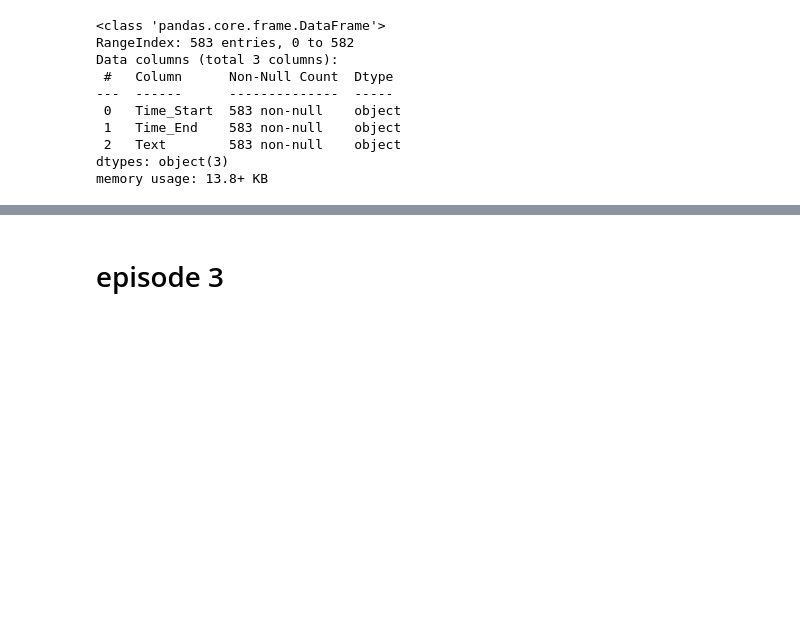
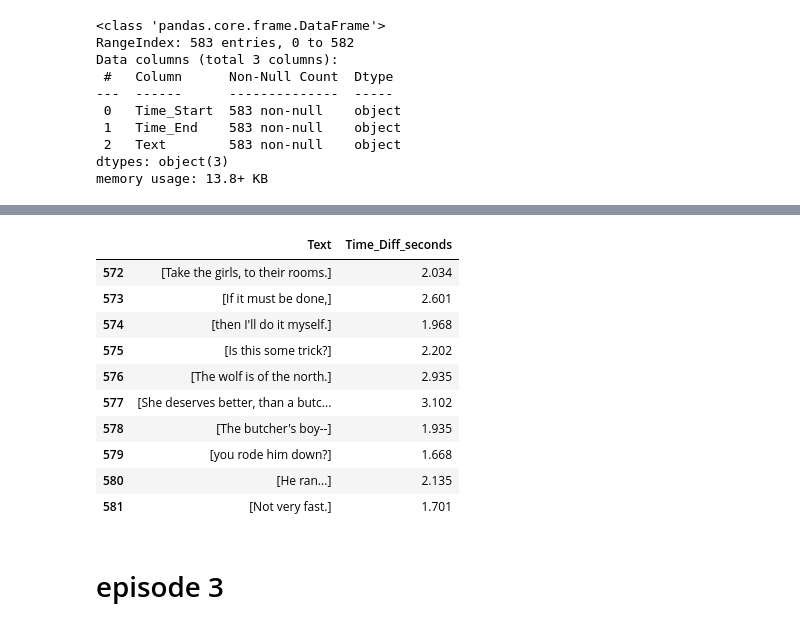
Before and after one commit to trong-shen/Game-of-Throne-Project, a Jupyter notebook: S1+S2subtitles.ipynb, the cells around one changed output, grey strips where cells are left out. Saved outputs shown, nothing was run; the diff lists cells and outputs as text; code cells hidden in the pictures; blank space fills up the shorter version.

```diff
--- a/S1+S2subtitles.ipynb
+++ b/S1+S2subtitles.ipynb
@@ -138,4 +172,20 @@ GOTep2.tail(5)
 GOTep2.drop(index=582, inplace=True)
+# %%
+GOTep2_clean = GOTep2[['Text', 'Time_Diff_seconds',]].copy()
+# %%
+GOTep2_clean.tail(10)
+# %% [output]
+|  | Text | Time_Diff_seconds |
+| 572 | [Take the girls, to their rooms.] | 2.034 |
+| 573 | [If it must be done,] | 2.601 |
+| 574 | [then I'll do it myself.] | 1.968 |
+| 575 | [Is this some trick?] | 2.202 |
+| 576 | [The wolf is of the north.] | 2.935 |
+| 577 | [She deserves better, than a butc... | 3.102 |
+| 578 | [The butcher's boy--] | 1.935 |
+| 579 | [you rode him down?] | 1.668 |
+| 580 | [He ran...] | 2.135 |
+| 581 | [Not very fast.] | 1.701 |
 # %% [markdown]
 # episode 3
 # %%
```
Also changed, not shown: parts of 74 cells of this notebook.
